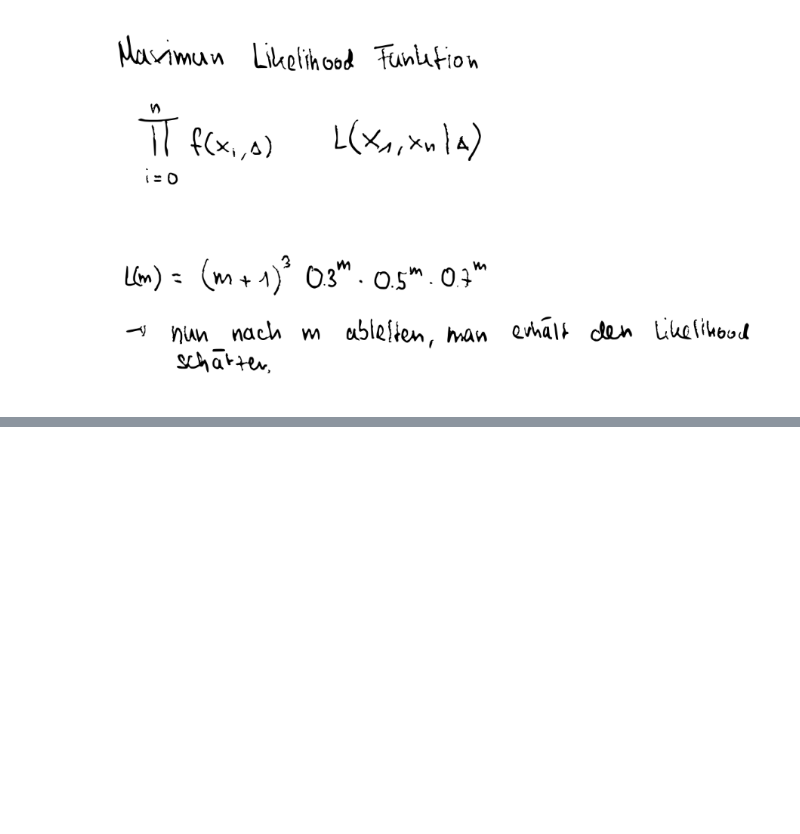
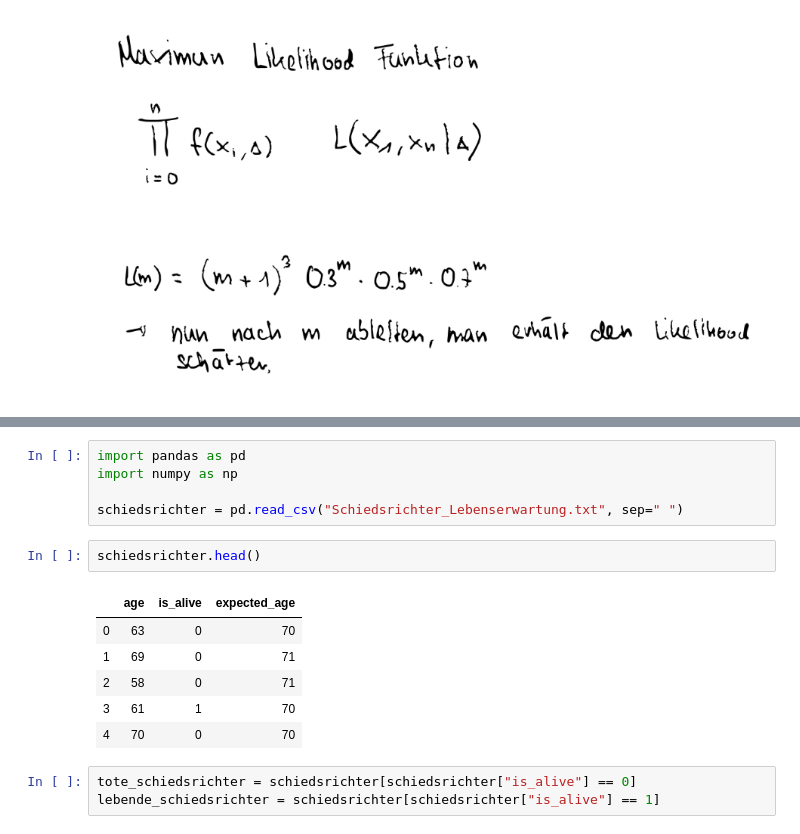
Before and after one commit to randombenj/hslu-statistics, a Jupyter notebook: exam-preparation/probepruefung.ipynb, the cells around one changed output, grey strips where cells are left out. Cells and saved outputs as stored; diff of their text form; blank space fills up the shorter version.

```diff
--- a/exam-preparation/probepruefung.ipynb
+++ b/exam-preparation/probepruefung.ipynb
@@ -41,0 +64,17 @@ $$f(x;m) = (1+m)\cdot x^m$$
+# %%
+import pandas as pd
+import numpy as np
+
+schiedsrichter = pd.read_csv("Schiedsrichter_Lebenserwartung.txt", sep=" ")
+# %%
+schiedsrichter.head()
+# %% [output]
+|  | age | is_alive | expected_age |
+| 0 | 63 | 0 | 70 |
+| 1 | 69 | 0 | 71 |
+| 2 | 58 | 0 | 71 |
+| 3 | 61 | 1 | 70 |
+| 4 | 70 | 0 | 70 |
+# %%
+tote_schiedsrichter = schiedsrichter[schiedsrichter["is_alive"] == 0]
+lebende_schiedsrichter = schiedsrichter[schiedsrichter["is_alive"] == 1]
```
Also changed, not shown: parts of 26 cells of this notebook, 2 other files.
